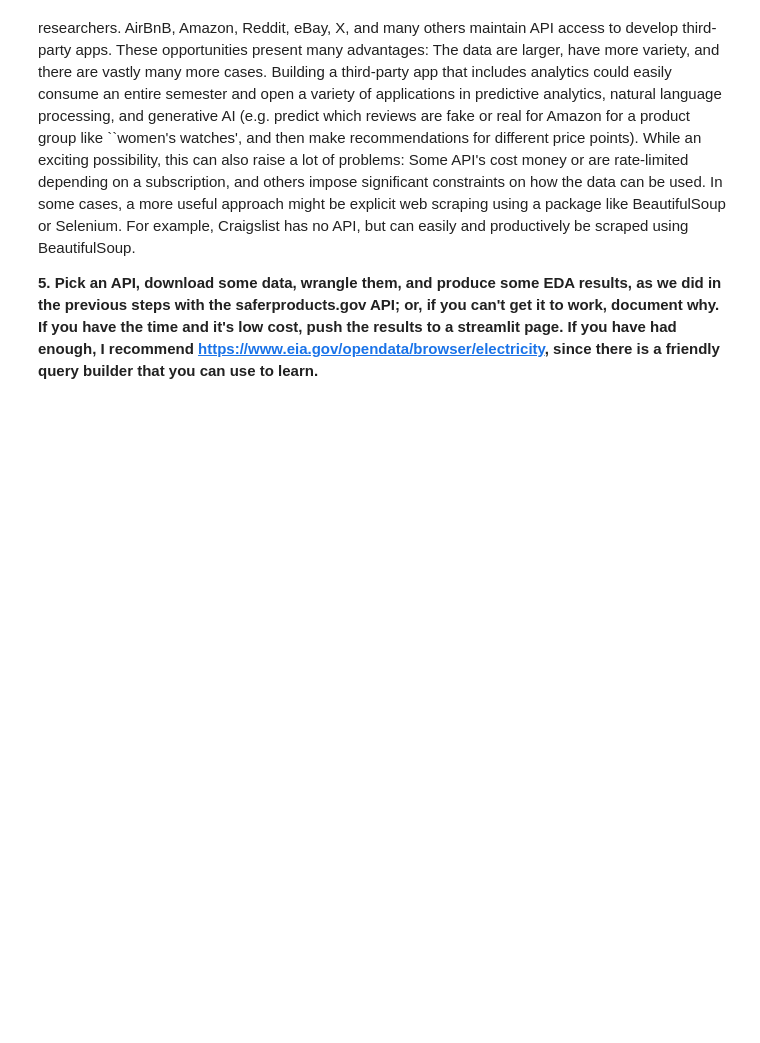
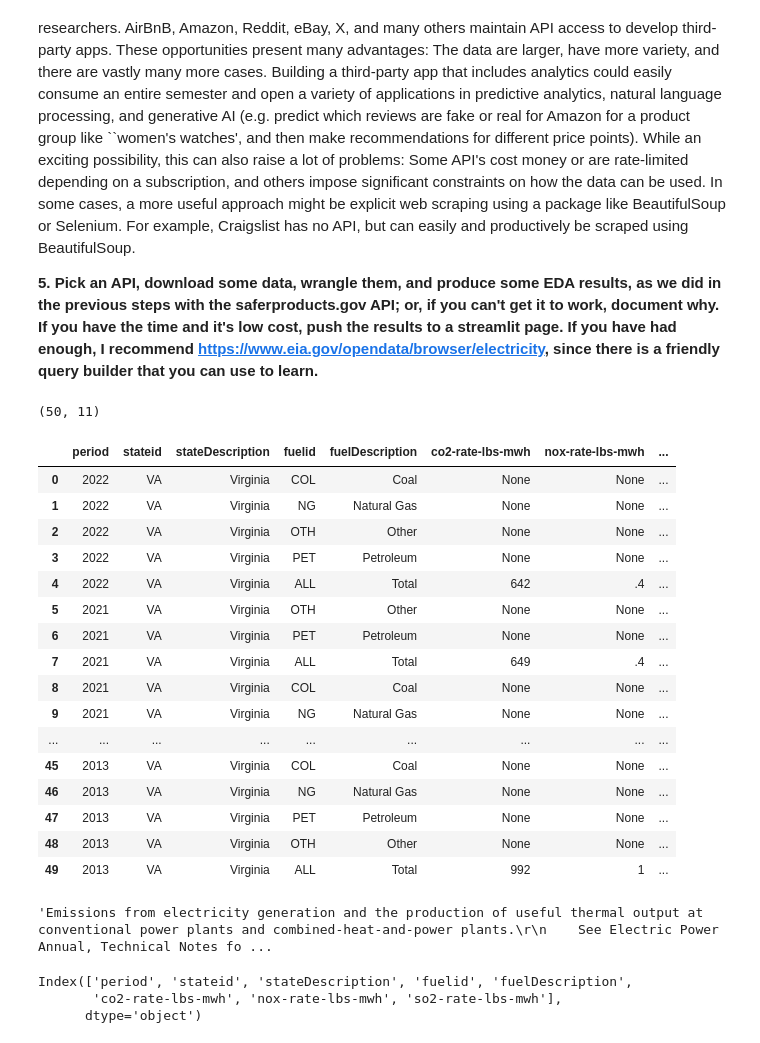
Before and after one commit to genevievepur/ds3001-labs, a Jupyter notebook: 01_api_calls/assignment_notebook.ipynb, the cells around one changed output. Cells and saved outputs as stored; diff of their text form; code cells hidden in the pictures; blank space fills up the shorter version.

Commit message:
started Q5

```diff
--- a/01_api_calls/assignment_notebook.ipynb
+++ b/01_api_calls/assignment_notebook.ipynb
@@ -182,0 +187,4 @@ A simple script to recursively collapse the dictionary entries into a single str
+# %%
+pd.set_option('display.max_rows', None)
+pd.set_option('display.max_columns',None)
+pd.crosstab(df['remedy'], df['mnf_country'])
@@ -245,3 +274,46 @@ Each of these API resources could either be the cornerstone of a project or a so
 In addition to government data, many commerical apps provide API access to developers and researchers. AirBnB, Amazon, Reddit, eBay, X, and many others maintain API access to develop third-party apps. These opportunities present many advantages: The data are larger, have more variety, and there are vastly many more cases. Building a third-party app that includes analytics could easily consume an entire semester and open a variety of applications in predictive analytics, natural language processing, and generative AI (e.g. predict which reviews are fake or real for Amazon for a product group like ``women's watches', and then make recommendations for different price points). While an exciting possibility, this can also raise a lot of problems: Some API's cost money or are rate-limited depending on a subscription, and others impose significant constraints on how the data can be used. In some cases, a more useful approach might be explicit web scraping using a package like BeautifulSoup or Selenium. For example, Craigslist has no API, but can easily and productively be scraped using BeautifulSoup.
 
 **5. Pick an API, download some data, wrangle them, and produce some EDA results, as we did in the previous steps with the saferproducts.gov API; or, if you can't get it to work, document why. If you have the time and it's low cost, push the results to a streamlit page. If you have had enough, I recommend https://www.eia.gov/opendata/browser/electricity, since there is a friendly query builder that you can use to learn.**
+# %%
+import numpy as np
+import pandas as pd
+import urllib.request
+import json
+import matplotlib.pyplot as plt
+
+url = 'https://api.eia.gov/v2/electricity/state-electricity-profiles/emissions-by-state-by-fuel/data/'
+api_key = '?api_key=E9eW5JxGo6kaPvjOUYsheOfnziNo58p4g2tiGnEC'
+query = '&frequency=annual&data[0]=co2-rate-lbs-mwh&data[1]=nox-rate-lbs-mwh&data[2]=so2-rate-lbs-mwh&facets[stateid][]=VA&start=2013&end=2022&sort[0][column]=period&sort[0][direction]=desc&offset=0&length=5000'
+
+response = urllib.request.urlopen(url+api_key+query)
+response_bytes = response.read()
+data = json.loads(response_bytes)
+response.close()
+
+df = pd.DataFrame.from_dict(data['response']['data'])
+df.to_csv('VA_emissions_data.csv')
+print(df.shape)
+df
+# %% [output]
+(50, 11)
+|  | period | stateid | stateDescription | fuelid | fuelDescription | co2-rate-lbs-mwh | nox-rate-lbs-mwh | ... |
+| 0 | 2022 | VA | Virginia | COL | Coal | None | None | ... |
+| 1 | 2022 | VA | Virginia | NG | Natural Gas | None | None | ... |
+| 2 | 2022 | VA | Virginia | OTH | Other | None | None | ... |
+| 3 | 2022 | VA | Virginia | PET | Petroleum | None | None | ... |
+| 4 | 2022 | VA | Virginia | ALL | Total | 642 | .4 | ... |
+| 5 | 2021 | VA | Virginia | OTH | Other | None | None | ... |
+| 6 | 2021 | VA | Virginia | PET | Petroleum | None | None | ... |
+| 7 | 2021 | VA | Virginia | ALL | Total | 649 | .4 | ... |
+| 8 | 2021 | VA | Virginia | COL | Coal | None | None | ... |
+| 9 | 2021 | VA | Virginia | NG | Natural Gas | None | None | ... |
+| ... | ... | ... | ... | ... | ... | ... | ... | ... |
+| 45 | 2013 | VA | Virginia | COL | Coal | None | None | ... |
+| 46 | 2013 | VA | Virginia | NG | Natural Gas | None | None | ... |
+| 47 | 2013 | VA | Virginia | PET | Petroleum | None | None | ... |
+| 48 | 2013 | VA | Virginia | OTH | Other | None | None | ... |
+| 49 | 2013 | VA | Virginia | ALL | Total | 992 | 1 | ... |
+# %%
+data['response']['description']
+# %% [output]
+'Emissions from electricity generation and the production of useful thermal output at conventional power plants and combined-heat-and-power plants.\r\n    See Electric Power Annual, Technical Notes fo ...
@@ -247,0 +325,7 @@ In addition to government data, many commerical apps provide API access to devel
+# %%
+df.columns
+df[]
+# %% [output]
+Index(['period', 'stateid', 'stateDescription', 'fuelid', 'fuelDescription',
+       'co2-rate-lbs-mwh', 'nox-rate-lbs-mwh', 'so2-rate-lbs-mwh'],
+      dtype='object')
```
Also changed, not shown: parts of 12 cells of this notebook.
